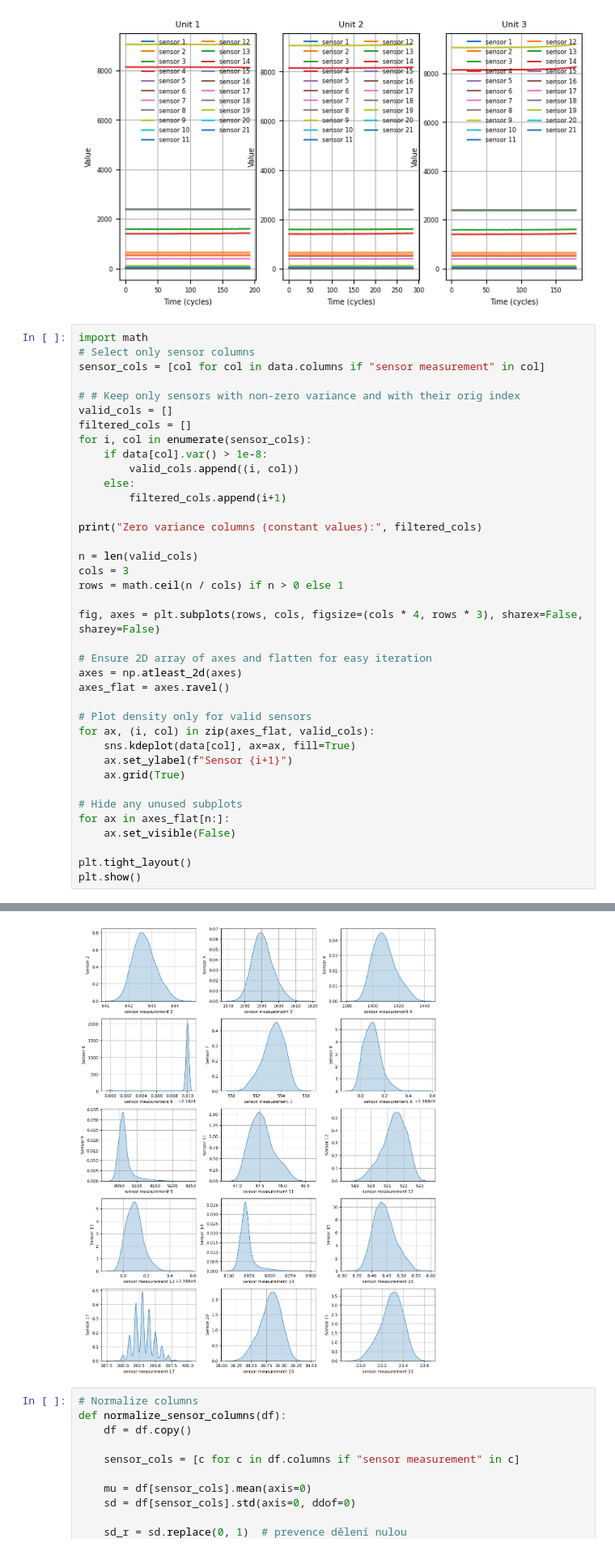
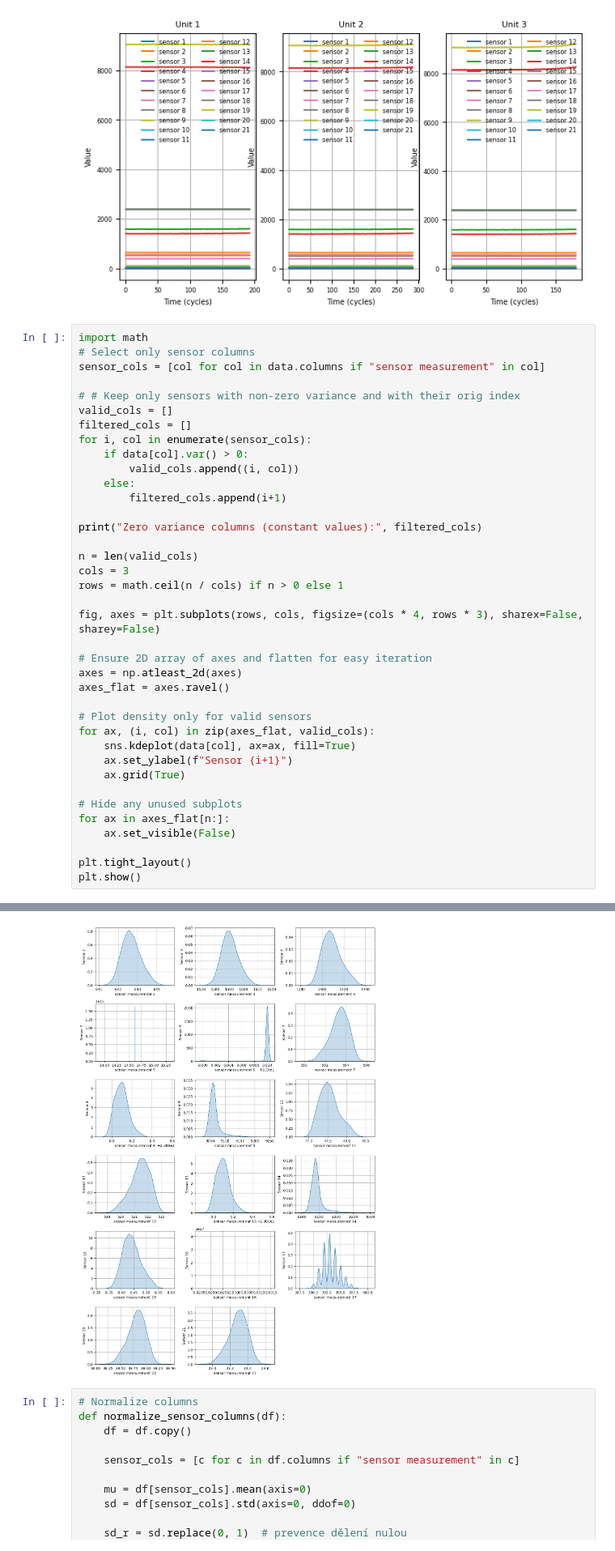
Before and after one commit to Vondras1/TurbofanEngine, a Jupyter notebook: project.ipynb, the cells around one changed output, grey strips where cells are left out. Shown at 81% size. Saved outputs shown, nothing was run; the diff lists cells and outputs as text.

```diff
--- a/project.ipynb
+++ b/project.ipynb
@@ -184,7 +184,7 @@ sensor_cols = [col for col in data.columns if "sensor measurement" in col]
 valid_cols = []
 filtered_cols = []
 for i, col in enumerate(sensor_cols):
-    if data[col].var() > 1e-8:
+    if data[col].var() > 0:
         valid_cols.append((i, col))
     else:
         filtered_cols.append(i+1)
@@ -218,4 +218,4 @@ Zero variance columns (constant values): [1, 5, 10, 16, 18, 19]
-[figure, old version]
+[figure, new version]
 # %%
 # Normalize columns
 def normalize_sensor_columns(df):
```
Also changed, not shown: parts of 9 cells of this notebook, 16 other files.
